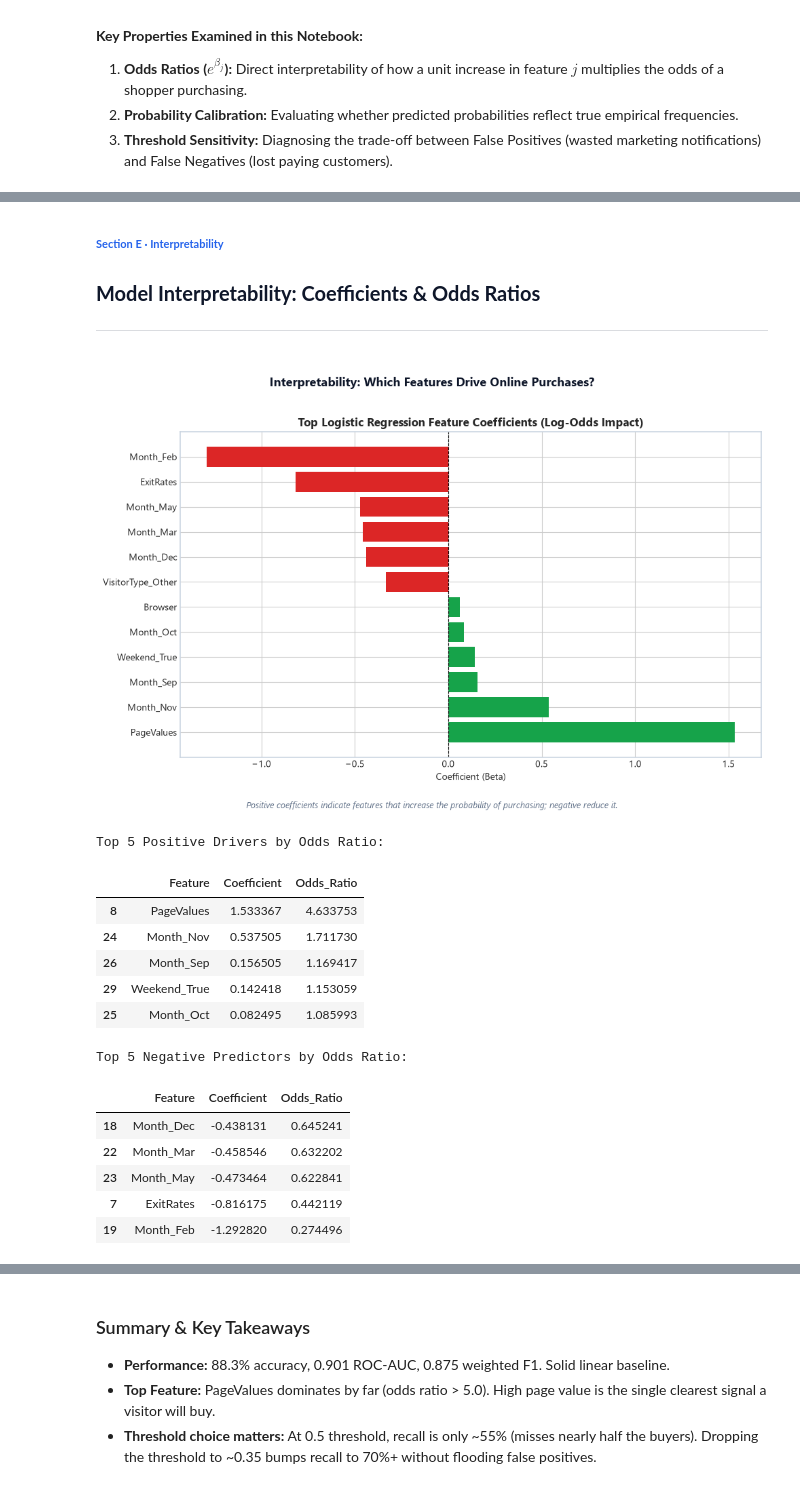
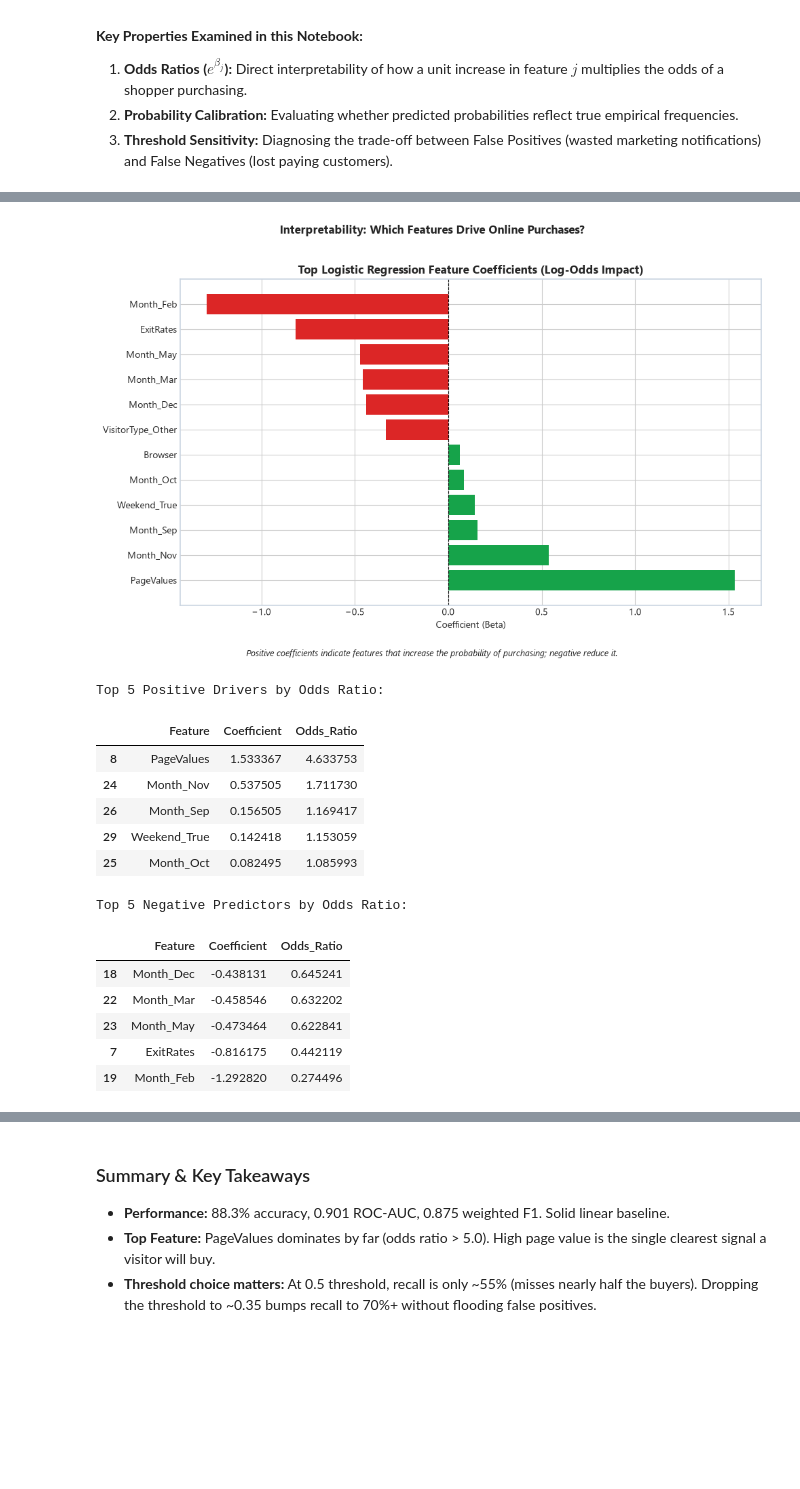
Before and after one commit to MR7star/ML-Capstone-Project, a Jupyter notebook: notebooks/01_logistic_regression.ipynb, the cells around one changed output, grey strips where cells are left out. Saved outputs shown, nothing was run; the diff lists cells and outputs as text; code cells hidden in the pictures; blank space fills up the shorter version.

```diff
--- a/notebooks/01_logistic_regression.ipynb
+++ b/notebooks/01_logistic_regression.ipynb
@@ -223,33 +186,29 @@ True Positives (Captured Buyers)
 # %%
-title("Model Interpretability: Coefficients & Odds Ratios", kicker="Section E · Interpretability")
-
 # Calculate Odds Ratios: exp(beta)
 coef_df = pd.DataFrame({
     "Feature": X_train.columns,
     "Coefficient": log_reg.coef_[0],
     "Odds_Ratio": np.exp(log_reg.coef_[0])
 }).sort_values(by="Coefficient", ascending=False)
 
 fig, ax = plt.subplots(figsize=(10, 6))
 top_features = pd.concat([coef_df.head(6), coef_df.tail(6)])
 colors = ["#16a34a" if c > 0 else "#dc2626" for c in top_features["Coefficient"]]
 
 ax.barh(top_features["Feature"], top_features["Coefficient"], color=colors)
 ax.axvline(0, color="black", linestyle="--", linewidth=0.8)
 ax.set_title("Top Logistic Regression Feature Coefficients (Log-Odds Impact)", fontsize=12, fontweight="bold")
 ax.set_xlabel("Coefficient (Beta)")
 finish(fig, "Interpretability: Which Features Drive Online Purchases?",
        "Positive coefficients indicate features that increase the probability of purchasing; negative reduce it.")
 
 print("Top 5 Positive Drivers by Odds Ratio:")
 display(coef_df.head(5)[["Feature", "Coefficient", "Odds_Ratio"]])
 
 print("\nTop 5 Negative Predictors by Odds Ratio:")
 display(coef_df.tail(5)[["Feature", "Coefficient", "Odds_Ratio"]])
 # %% [output]
-Section E · Interpretability
-Model Interpretability: Coefficients & Odds Ratios
-[figure, old version]
+[figure, new version]
 Top 5 Positive Drivers by Odds Ratio:
 |  | Feature | Coefficient | Odds_Ratio |
 | 8 | PageValues | 1.533367 | 4.633753 |
```
Also changed, not shown: parts of 15 cells of this notebook, 7 other files.
